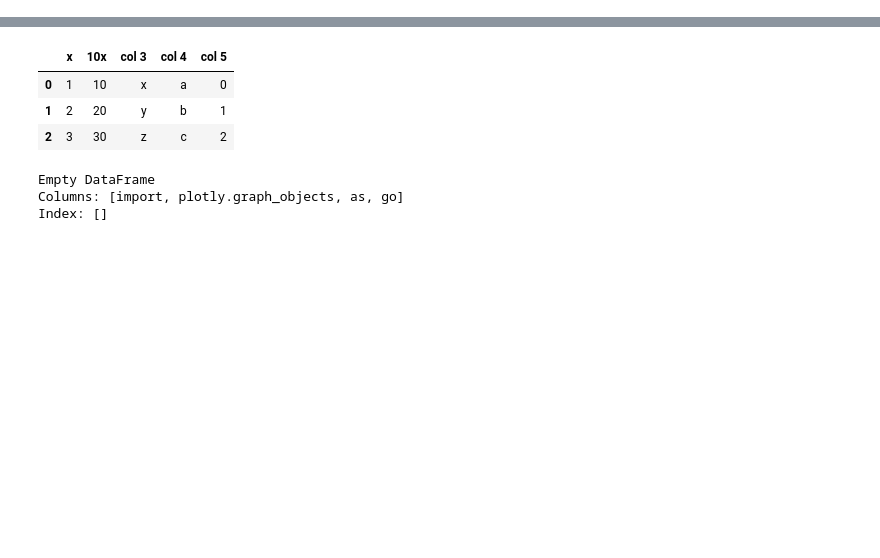
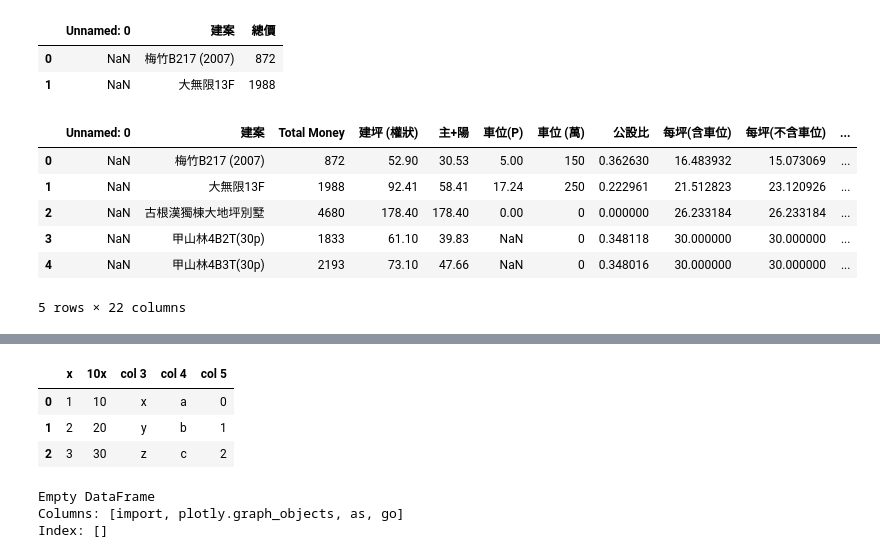
Before and after one commit to SoleilPatio/cls-toolbox, a Jupyter notebook: jupyterNotebook/JN-Pandas.ipynb, the cells around one changed output, grey strips where cells are left out. Drawn from its saved outputs; the diff is of its cells as text; code cells hidden in the pictures; blank space fills up the shorter version.

```diff
--- a/jupyterNotebook/JN-Pandas.ipynb
+++ b/jupyterNotebook/JN-Pandas.ipynb
@@ -36,0 +64,49 @@ df
+# %%
+df = pd.read_excel(r"C:\Users\cloud\GoogleDrive\MyDOC-G\family folder - 家庭目錄\compare - real estate 房地產.xlsx", sheet_name=1)
+df.dtypes
+df.describe()
+# df.info()
+
+#...................................
+# 選擇特定columns
+#...................................
+df['總價'] #'總價' column/pandas series]
+df['總價'].shape #attribute containing the number of rows and columns: (nrows, ncolumns)
+df.shape #attribute containing the number of rows and columns: (nrows, ncolumns)
+df[['總價','主+陽']].head() #傳回一個data frame
+
+#...................................
+# 選擇特定rows
+#...................................
+df[df['總價']>2500]
+is_2500=df['總價']==2500 #產生一個boolean series
+df[(df['總價']>1000) & (df['總價']<2000)] #每個boolean式都要括號刮起來. $ (and), | (or)
+df[df['本金'].notna()] #只有本金是valid data的row
+
+#...................................
+# 選擇特定 rows & columns
+#...................................
+df.loc[df['總價']>2500, '建案']
+df.iloc[0:2,0:3] #iloc: index loc
+# %% [output]
+|  | Unnamed: 0 | 建案 | 總價 |
+| 0 | NaN | 梅竹B217 (2007) | 872 |
+| 1 | NaN | 大無限13F | 1988 |
+# %%
+import numpy as np
+# create new column
+df['New Col'] = df['總價']/1000
+
+#修改每一個column (axis=0) / row (axis=1)
+df.apply(lambda x: x, axis=0).head()
+df['總價'].apply(np.sqrt)
+
+df.rename(columns={'總價':'Total Money'}).head() #改變column名字
+# %% [output]
+|  | Unnamed: 0 | 建案 | Total Money | 建坪 (權狀) | 主+陽 | 車位(P) | 車位 (萬) | 公設比 | 每坪(含車位) | 每坪(不含車位) | ... |
+| 0 | NaN | 梅竹B217 (2007) | 872 | 52.90 | 30.53 | 5.00 | 150 | 0.362630 | 16.483932 | 15.073069 | ... |
+| 1 | NaN | 大無限13F | 1988 | 92.41 | 58.41 | 17.24 | 250 | 0.222961 | 21.512823 | 23.120926 | ... |
+| 2 | NaN | 古根漢獨棟大地坪別墅 | 4680 | 178.40 | 178.40 | 0.00 | 0 | 0.000000 | 26.233184 | 26.233184 | ... |
+| 3 | NaN | 甲山林4B2T(30p) | 1833 | 61.10 | 39.83 | NaN | 0 | 0.348118 | 30.000000 | 30.000000 | ... |
+| 4 | NaN | 甲山林4B3T(30p) | 2193 | 73.10 | 47.66 | NaN | 0 | 0.348016 | 30.000000 | 30.000000 | ... |
+5 rows × 22 columns
```
Also changed, not shown: parts of 10 cells of this notebook.
